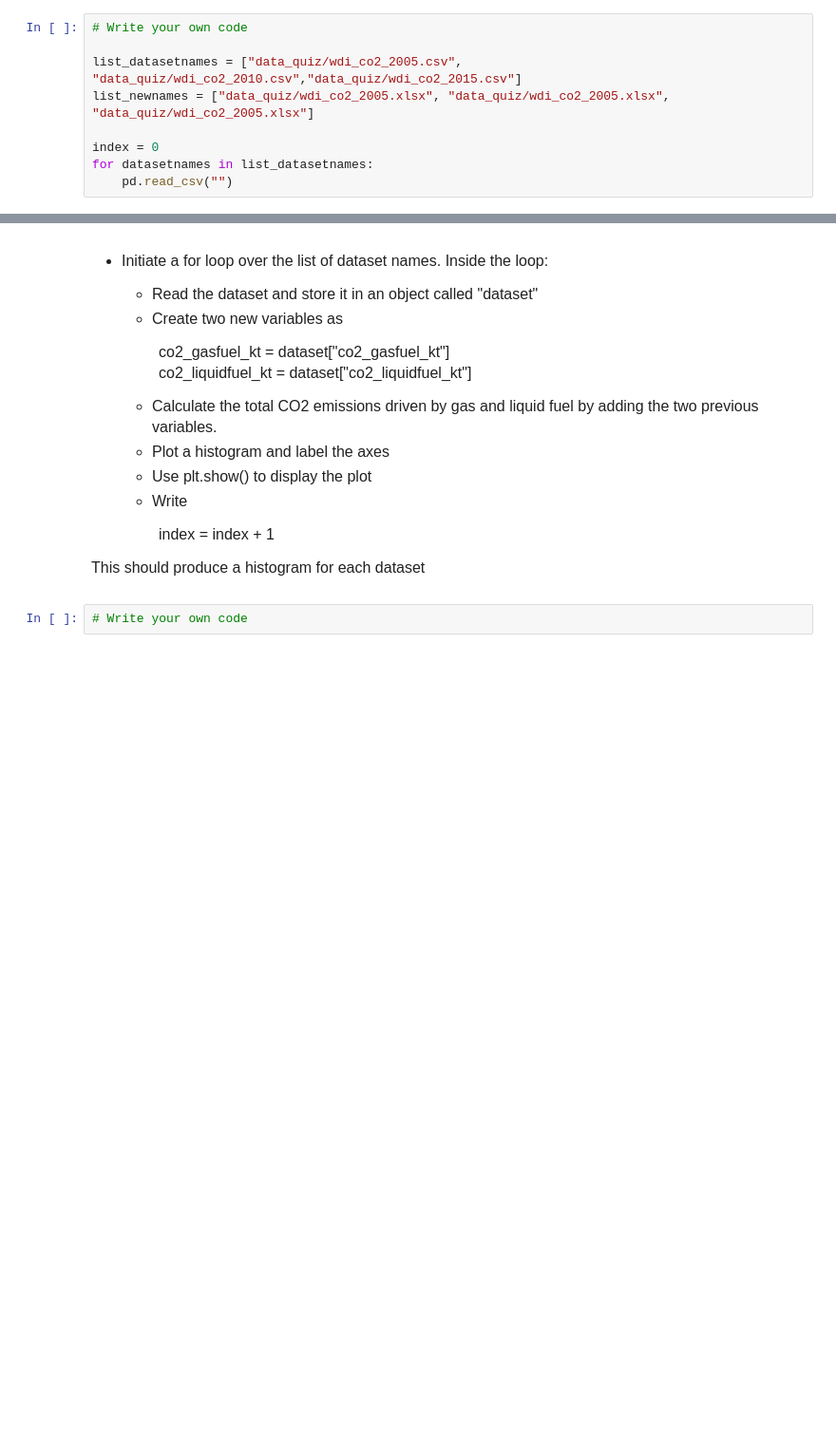
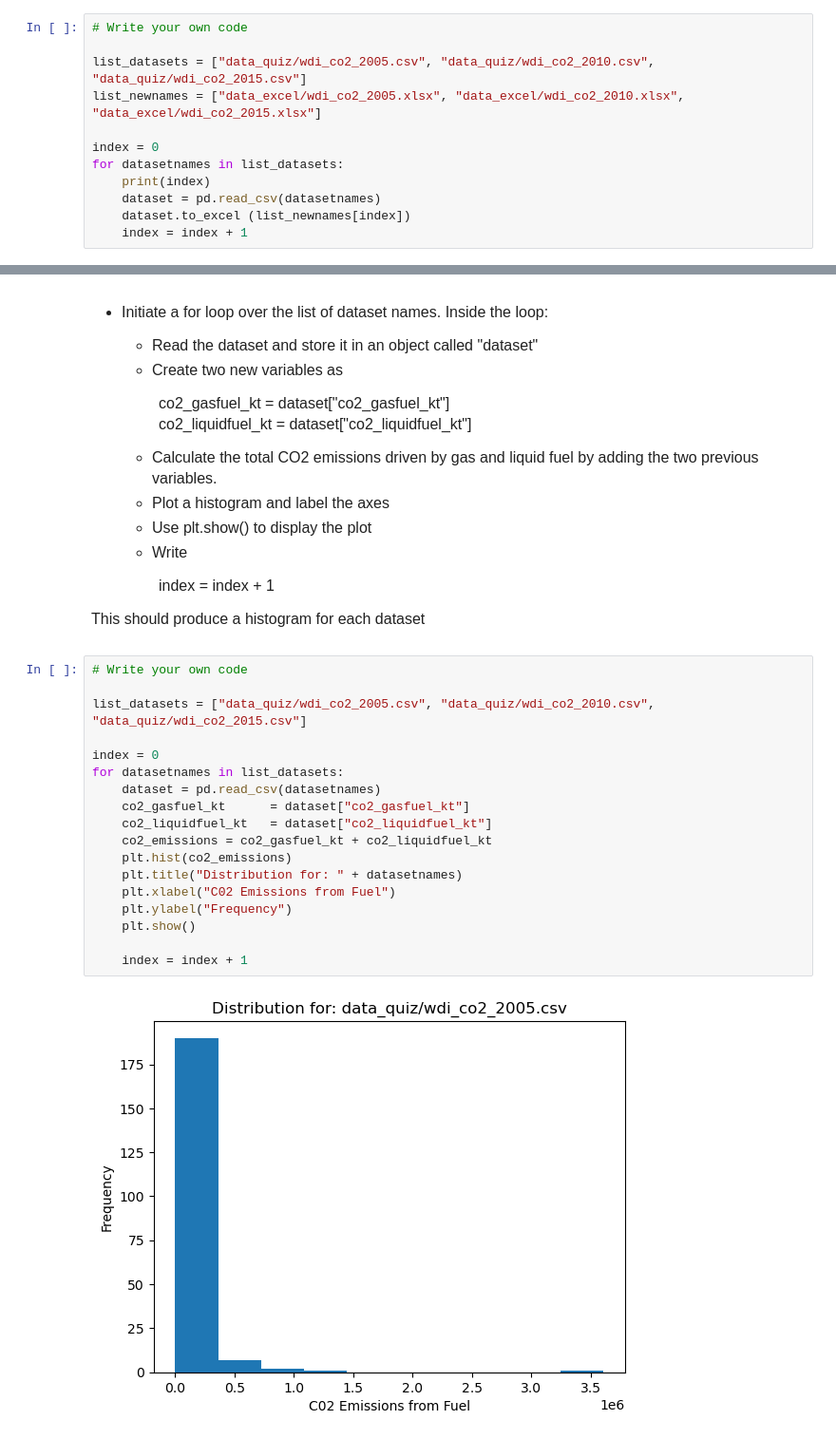
Before and after one commit to j-suave/emoryqtm151, a Jupyter notebook: Quiz 1 - Section 4/Quiz 1 - Section 4.ipynb, the cells around one changed output, grey strips where cells are left out. Shown at 95% size. Saved outputs shown, nothing was run; the diff lists cells and outputs as text; blank space fills up the shorter version.

```diff
--- a/Quiz 1 - Section 4/Quiz 1 - Section 4.ipynb
+++ b/Quiz 1 - Section 4/Quiz 1 - Section 4.ipynb
@@ -175,9 +171,12 @@ Note: Check that you did it correctly by trying to open your new excel files out
 # %%
 # Write your own code
 
-list_datasetnames = ["data_quiz/wdi_co2_2005.csv", "data_quiz/wdi_co2_2010.csv","data_quiz/wdi_co2_2015.csv"]
-list_newnames = ["data_quiz/wdi_co2_2005.xlsx", "data_quiz/wdi_co2_2005.xlsx", "data_quiz/wdi_co2_2005.xlsx"]
+list_datasets = ["data_quiz/wdi_co2_2005.csv", "data_quiz/wdi_co2_2010.csv", "data_quiz/wdi_co2_2015.csv"]
+list_newnames = ["data_excel/wdi_co2_2005.xlsx", "data_excel/wdi_co2_2010.xlsx", "data_excel/wdi_co2_2015.xlsx"]
 
 index = 0
-for datasetnames in list_datasetnames:
-    pd.read_csv("")
+for datasetnames in list_datasets:
+    print(index)
+    dataset = pd.read_csv(datasetnames)
+    dataset.to_excel (list_newnames[index])
+    index = index + 1
@@ -210,5 +213,23 @@ $\qquad$ index = 0
 
 
 This should produce a histogram for each dataset
-# %%
-# Write your own code
+# %%
+# Write your own code
+
+list_datasets = ["data_quiz/wdi_co2_2005.csv", "data_quiz/wdi_co2_2010.csv", "data_quiz/wdi_co2_2015.csv"]
+
+index = 0
+for datasetnames in list_datasets:
+    dataset = pd.read_csv(datasetnames)
+    co2_gasfuel_kt      = dataset["co2_gasfuel_kt"]
+    co2_liquidfuel_kt   = dataset["co2_liquidfuel_kt"]
+    co2_emissions = co2_gasfuel_kt + co2_liquidfuel_kt
+    plt.hist(co2_emissions)
+    plt.title("Distribution for: " + datasetnames)
+    plt.xlabel("C02 Emissions from Fuel")
+    plt.ylabel("Frequency")
+    plt.show()
+
+    index = index + 1
+# %% [output]
+[figure, added]
```
Also changed, not shown: parts of 6 cells of this notebook, 26 other files.
